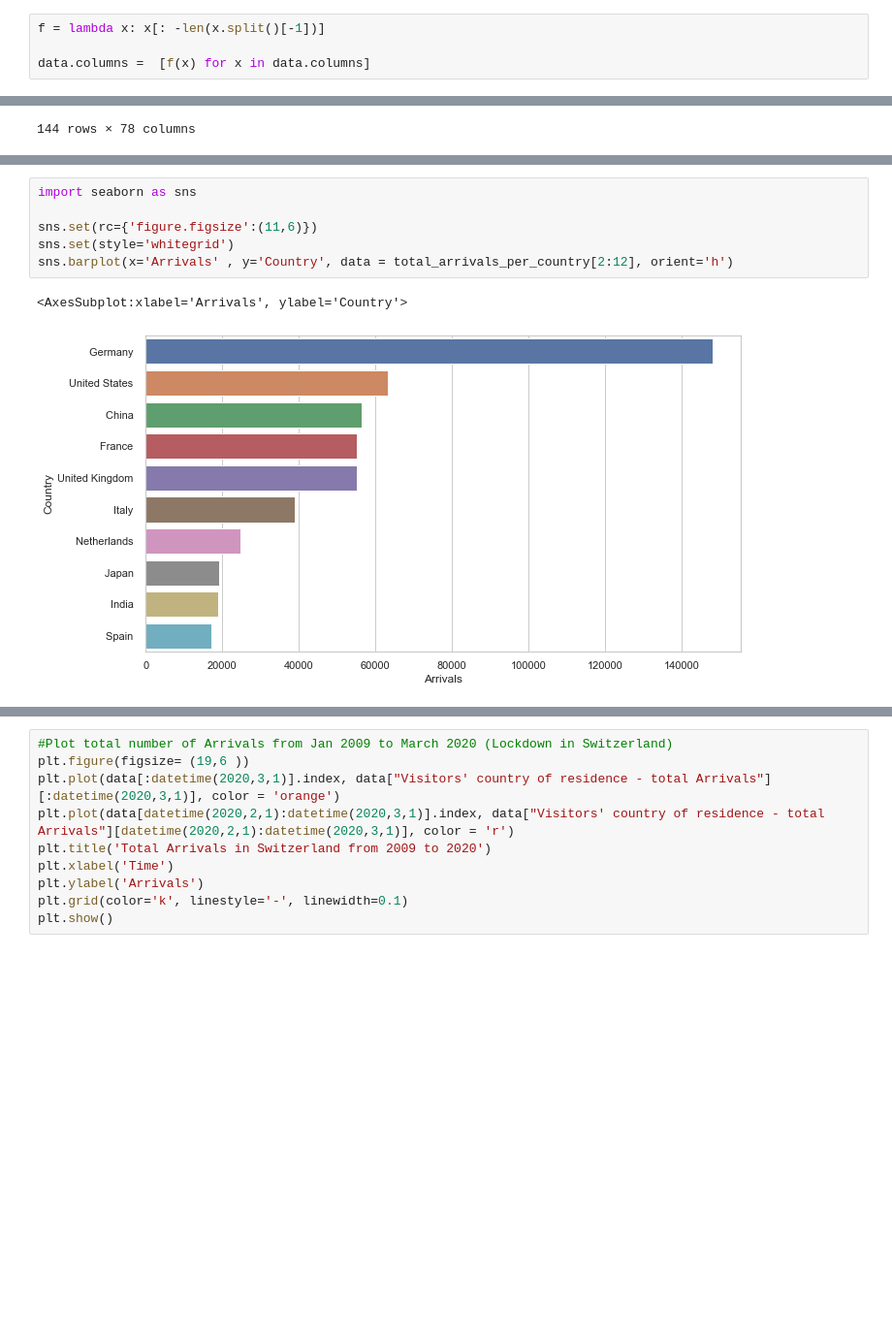
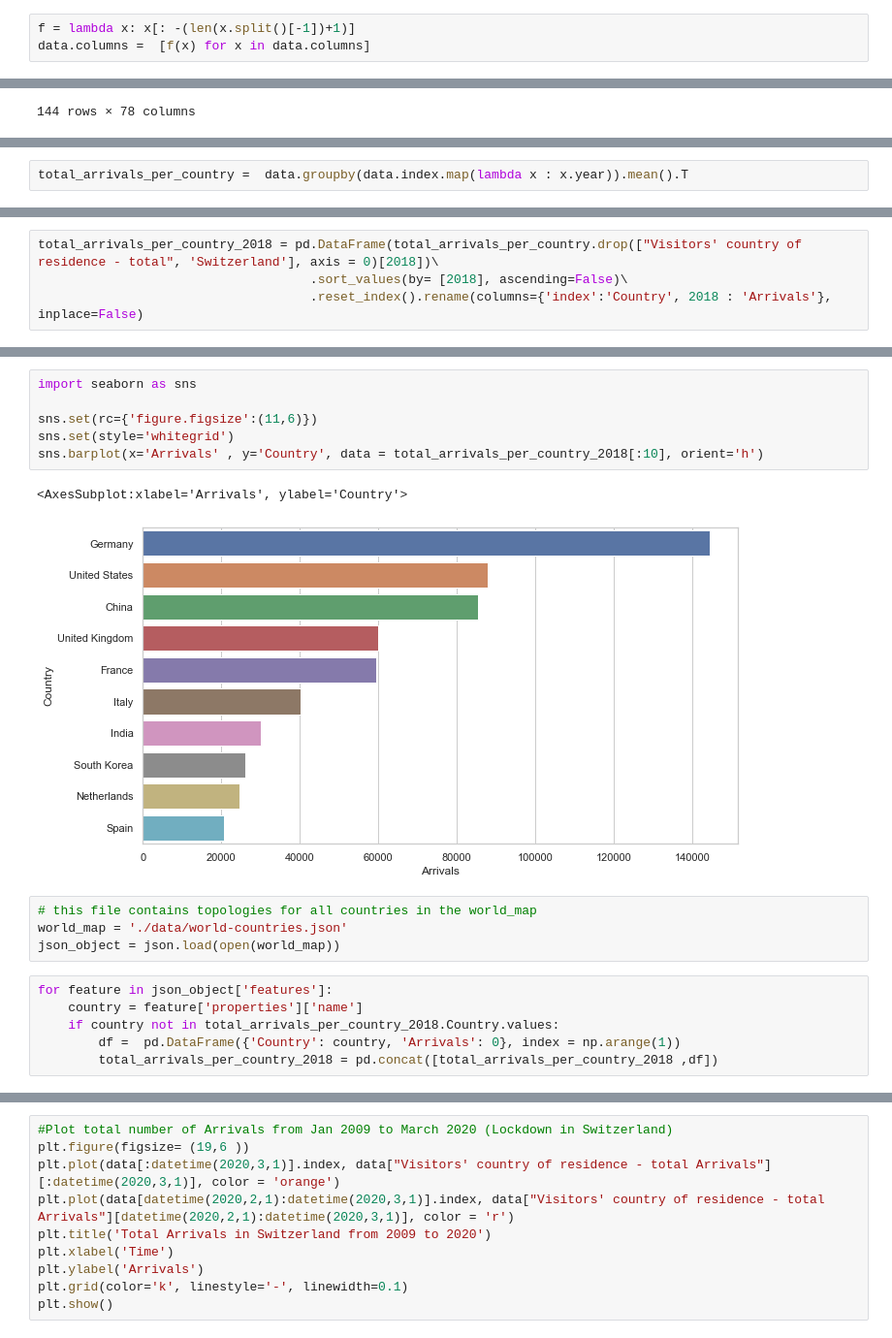
Before and after one commit to naayem/SwissHotelArrivalsPredictor, a Jupyter notebook: Project.ipynb, the cells around one changed output, grey strips where cells are left out. Shown at 97% size. Saved outputs shown, nothing was run; the diff lists cells and outputs as text; blank space fills up the shorter version.

```diff
--- a/Project.ipynb
+++ b/Project.ipynb
@@ -43,6 +36,5 @@ data.head(5)
 # %%
-f = lambda x: x[: -len(x.split()[-1])]
-
+f = lambda x: x[: -(len(x.split()[-1])+1)]
 data.columns =  [f(x) for x in data.columns]
 # %%
 data
@@ -69 +55,3 @@ total_arrivals_per_country = pd.DataFrame({'Arrivals' : total_arrivals_per_count
+# %%
+total_arrivals_per_country =  data.groupby(data.index.map(lambda x : x.year)).mean().T
 # %%
@@ -84,0 +64,4 @@ total_arrivals_per_country
+# %%
+total_arrivals_per_country_2018 = pd.DataFrame(total_arrivals_per_country.drop(["Visitors' country of residence - total", 'Switzerland'], axis = 0)[2018])\
+                                    .sort_values(by= [2018], ascending=False)\
+                                    .reset_index().rename(columns={'index':'Country', 2018 : 'Arrivals'}, inplace=False)
@@ -85,9 +84,19 @@ total_arrivals_per_country
 # %%
 import seaborn as sns
 
 sns.set(rc={'figure.figsize':(11,6)})
 sns.set(style='whitegrid')
-sns.barplot(x='Arrivals' , y='Country', data = total_arrivals_per_country[2:12], orient='h')
+sns.barplot(x='Arrivals' , y='Country', data = total_arrivals_per_country_2018[:10], orient='h')
 # %% [output]
 <AxesSubplot:xlabel='Arrivals', ylabel='Country'>
-[figure, old version]
+[figure, new version]
+# %%
+# this file contains topologies for all countries in the world_map
+world_map = './data/world-countries.json'
+json_object = json.load(open(world_map))
+# %%
+for feature in json_object['features']:
+    country = feature['properties']['name']
+    if country not in total_arrivals_per_country_2018.Country.values:
+        df =  pd.DataFrame({'Country': country, 'Arrivals': 0}, index = np.arange(1))
+        total_arrivals_per_country_2018 = pd.concat([total_arrivals_per_country_2018 ,df])
```
Also changed, not shown: parts of 7 cells of this notebook.
